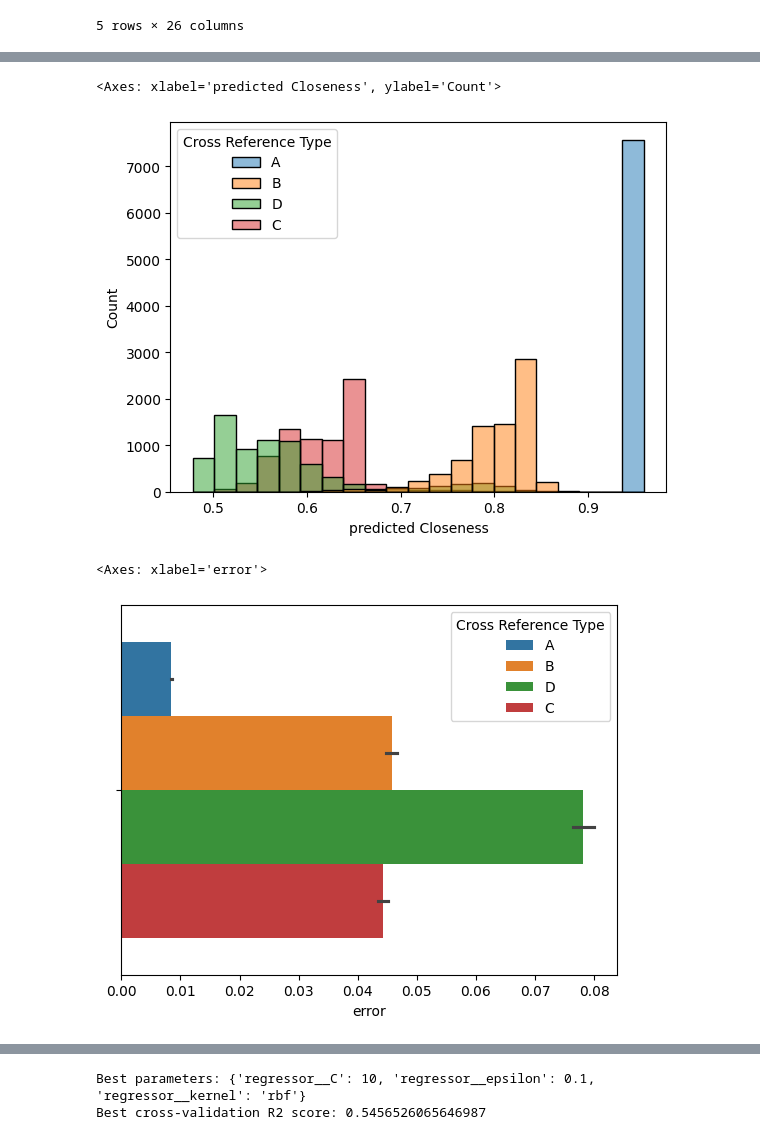
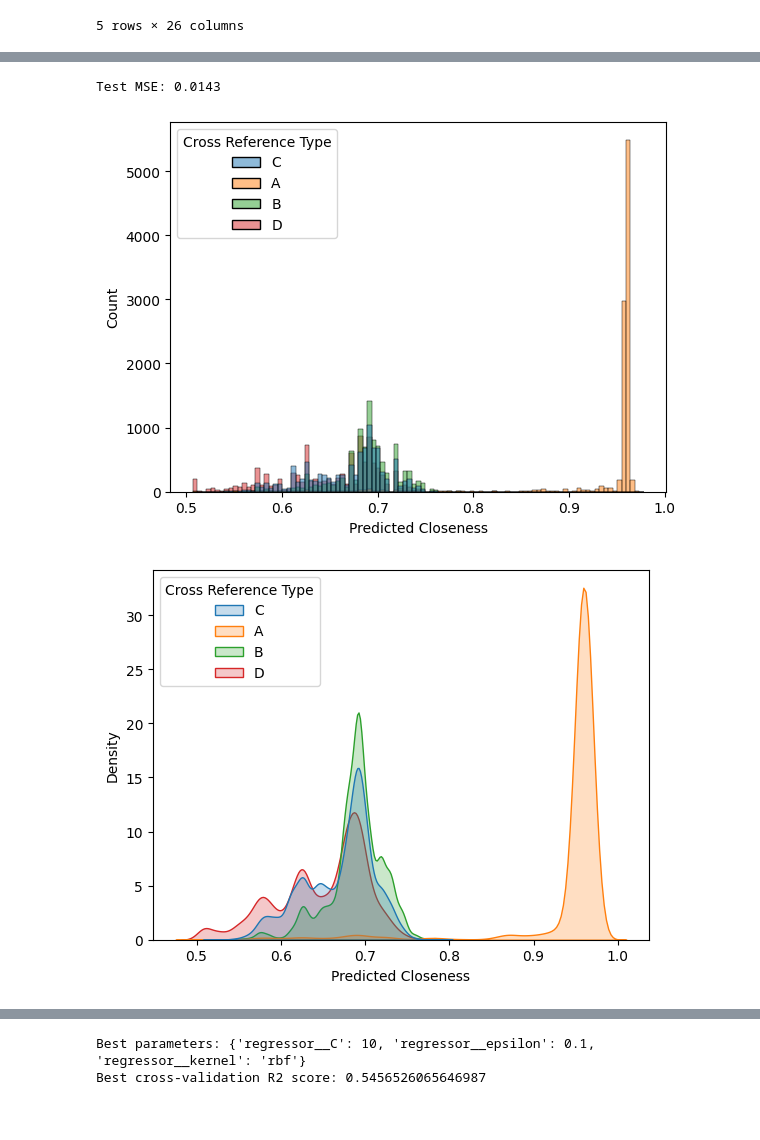
Before and after one commit to Flyingfish812/PIE2024STMicro, a Jupyter notebook: notebook/main.ipynb, the cells around one changed output, grey strips where cells are left out. Saved outputs shown, nothing was run; the diff lists cells and outputs as text; code cells hidden in the pictures.

```diff
--- a/notebook/main.ipynb
+++ b/notebook/main.ipynb
@@ -284,11 +443,11 @@ from sklearn.preprocessing import StandardScaler, OneHotEncoder
 import joblib
 
 # Define target and features
-X = df_sampled[columns_diff] # Replace 'Closeness' with your target column if different
-y = df_sampled['Closeness']
+# X = df_sampled[columns_diff] # Replace 'Closeness' with your target column if different
+# y = df_sampled['Closeness']
 
 # Split the data
-X_train, X_test, y_train, y_test = train_test_split(X, y, test_size=0.2, random_state=42)
+# X_train, X_test, y_train, y_test = train_test_split(X, y, test_size=0.2, random_state=42)
 
 
 
@@ -338,5 +497,6 @@ print("Best cross-validation MSE score:", -grid_search.best_score_)
 
 # Save the model
 joblib.dump(grid_search.best_estimator_, 'random_forest_regressor_pipeline.pkl')
+rf_model = grid_search.best_estimator_
 # %% [output]
 Best parameters: {'regressor__max_depth': 20, 'regressor__min_samples_leaf': 1, 'regressor__min_samples_split': 5, 'regressor__n_estimators': 200}
@@ -358,10 +504,6 @@ test.head()
-# %%
-sns.histplot(test,x="predicted Closeness",hue="Cross Reference Type")
-# %% [output]
-<Axes: xlabel='predicted Closeness', ylabel='Count'>
-[figure, removed]
-# %%
-sns.barplot(test,x="error",hue="Cross Reference Type")
-# %% [output]
-<Axes: xlabel='error'>
-[figure, removed]
+# %%
+model_accuracy["Random Forest Regressor"]= test_model(rf_model)
+# %% [output]
+Test MSE: 0.0143
+[figure, added]
+[figure, added]
```
Also changed, not shown: parts of 16 cells of this notebook, 15 other files.
